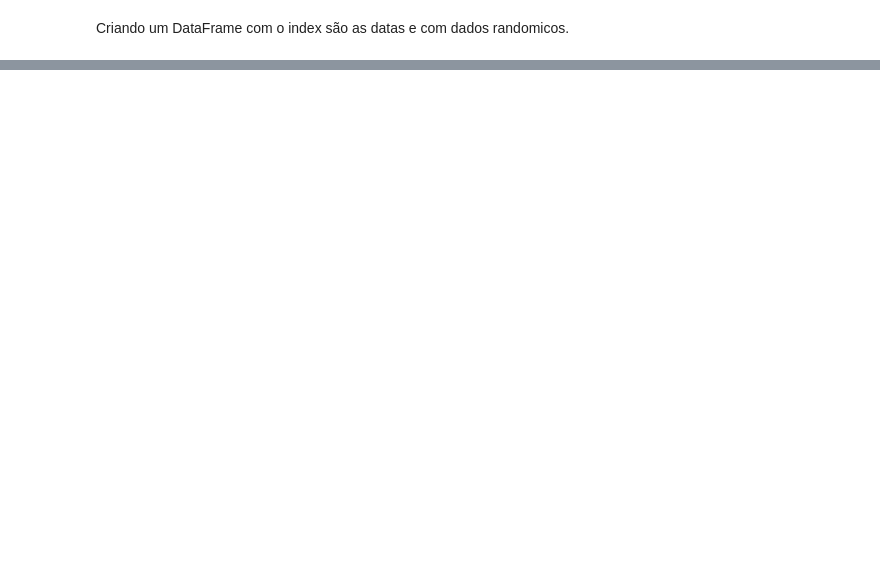
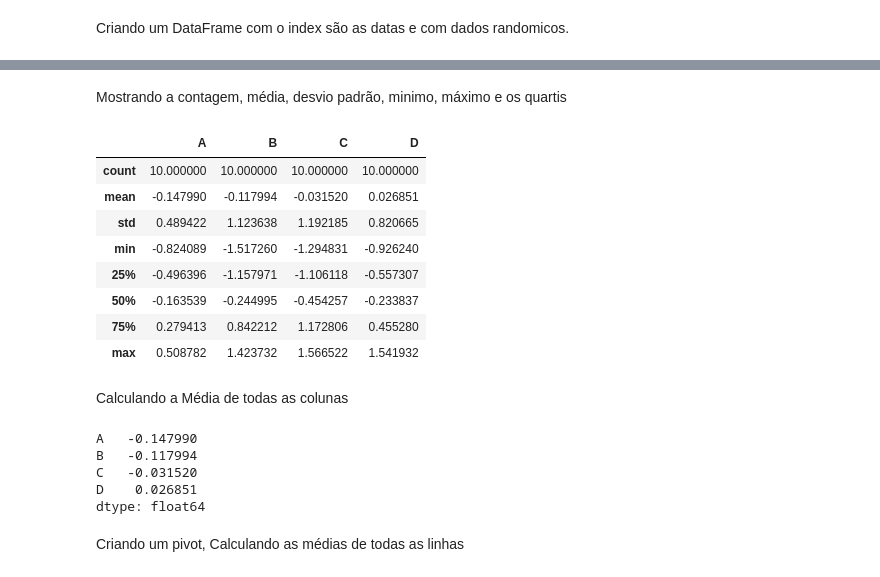
Before and after one commit to JuniorTorresMTJ/-Exercises-_of_Python, a Jupyter notebook: Pandas.ipynb, the cells around one changed output, grey strips where cells are left out. Saved outputs shown, nothing was run; the diff lists cells and outputs as text; code cells hidden in the pictures; blank space fills up the shorter version.

```diff
--- a/Pandas.ipynb
+++ b/Pandas.ipynb
@@ -549,0 +552,26 @@ df
+# %% [markdown]
+Mostrando a contagem, média, desvio padrão, minimo, máximo e os quartis
+# %%
+df.describe()
+# %% [output]
+|  | A | B | C | D |
+| count | 10.000000 | 10.000000 | 10.000000 | 10.000000 |
+| mean | -0.147990 | -0.117994 | -0.031520 | 0.026851 |
+| std | 0.489422 | 1.123638 | 1.192185 | 0.820665 |
+| min | -0.824089 | -1.517260 | -1.294831 | -0.926240 |
+| 25% | -0.496396 | -1.157971 | -1.106118 | -0.557307 |
+| 50% | -0.163539 | -0.244995 | -0.454257 | -0.233837 |
+| 75% | 0.279413 | 0.842212 | 1.172806 | 0.455280 |
+| max | 0.508782 | 1.423732 | 1.566522 | 1.541932 |
+# %% [markdown]
+Calculando a Média de todas as colunas
+# %%
+df.mean()
+# %% [output]
+A   -0.147990
+B   -0.117994
+C   -0.031520
+D    0.026851
+dtype: float64
+# %% [markdown]
+Criando um pivot, Calculando as médias de todas as linhas
```
Also changed, not shown: parts of 21 cells of this notebook.
